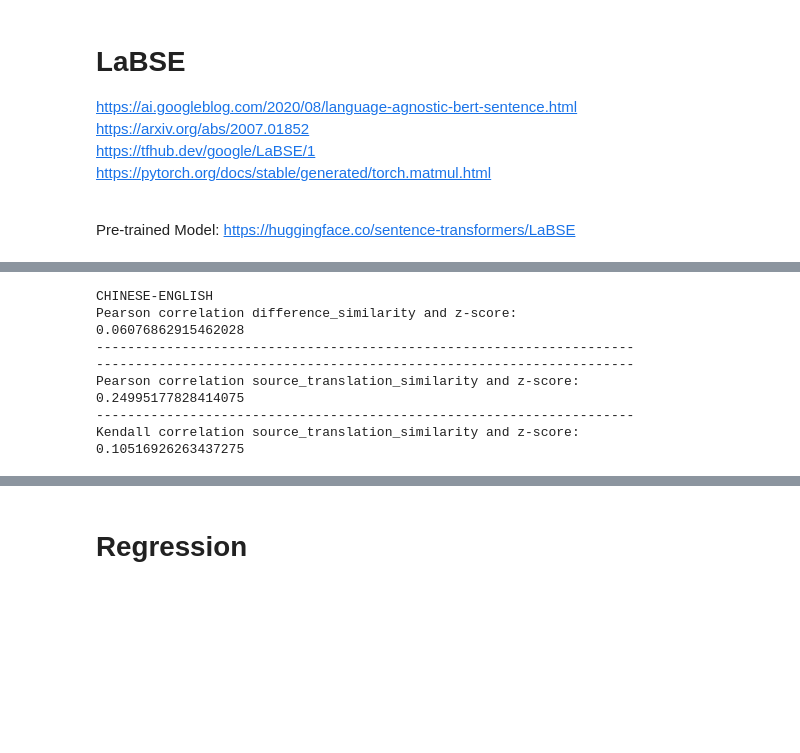
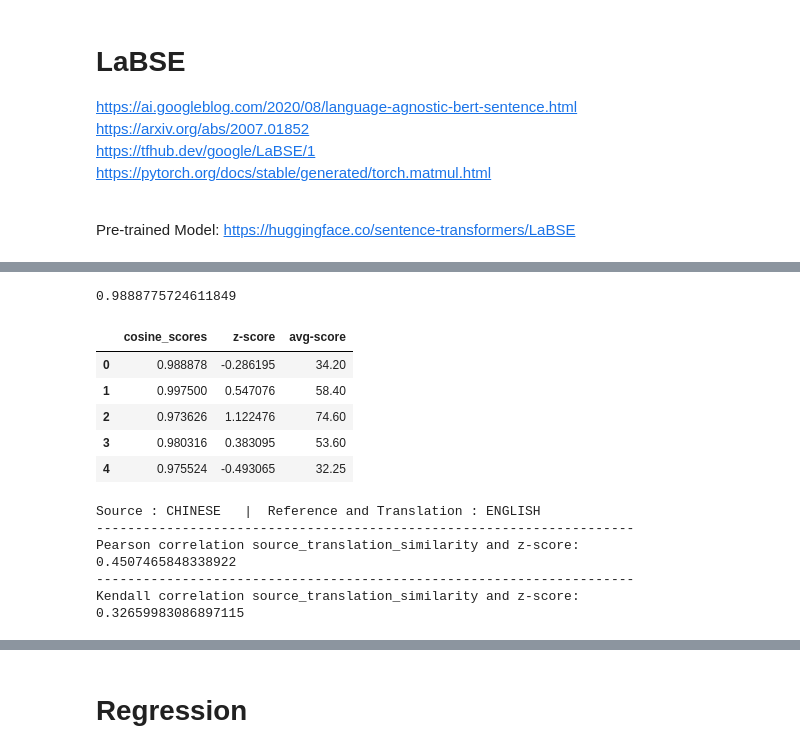
Before and after one commit to LorenzoPigozzi/TM_Project, a Jupyter notebook: LabSE.ipynb, the cells around one changed output, grey strips where cells are left out. Cells and saved outputs as stored; diff of their text form; code cells hidden in the pictures; blank space fills up the shorter version.

```diff
--- a/LabSE.ipynb
+++ b/LabSE.ipynb
@@ -211,28 +216,0 @@ source_translation.head()
-# %%
-source_reference['source'] = clean_ch(source_reference['source'],
-                                keep_numbers = False,
-                                remove_punctuation = False,
-                                remove_stop = True,
-                                stopwords_set = 'snd')
-
-source_reference['reference'] = clean(source_reference['reference'],
-                                      lower = True,
-                                      remove_char = True,
-                                      remove_stop = True,
-                                      lemmatize = True,
-                                      stemmer = False,
-                                      english = True)
-# %%
-source_translation['source'] = clean_ch(source_translation['source'],
-                                keep_numbers = False,
-                                remove_punctuation = False,
-                                remove_stop = True,
-                                stopwords_set = 'snd')
-
-source_translation['translation'] = clean(source_translation['translation'],
-                                          lower = True,
-                                           remove_char = True,
-                                           remove_stop = True,
-                                            lemmatize = True,
-                                            stemmer = False,
-                                            english = True)
@@ -311,8 +380,8 @@ source_embeddings = source_outputs.pooler_output
 reference_embeddings = reference_outputs.pooler_output
 translation_embeddings = translation_outputs.pooler_output
 # %%
-matrix_reference = similarity(source_embeddings, reference_embeddings)
+matrix_reference = similarity(reference_embeddings, source_embeddings)
 diagonal_reference = pd.Series(tf.linalg.tensor_diag_part(matrix_reference))
 
-matrix_translation = similarity(source_embeddings, translation_embeddings)
+matrix_translation = similarity(translation_embeddings, source_embeddings)
 diagonal_translation = pd.Series(tf.linalg.tensor_diag_part(matrix_translation))
@@ -368,22 +483,35 @@ Kendall correlation source_translation_similarity and z-score:
+# %%
+cosine_similarity([matrix_reference[0].tolist()], [matrix_translation[0].tolist()])[0][0]
+# %% [output]
+0.9888775724611849
+# %%
+cos = []
+for i in range(len(matrix_reference)):
+    cos.append(cosine_similarity([matrix_reference[i].tolist()], [matrix_translation[i].tolist()])[0][0])
+# %%
+result = pd.concat([pd.Series(cos), corpus['z-score'].head(500), corpus['avg-score'].head(500)], axis = 1)
+result.columns = ['cosine_scores', 'z-score', 'avg-score']
+result.head()
+# %% [output]
+|  | cosine_scores | z-score | avg-score |
+| 0 | 0.988878 | -0.286195 | 34.20 |
+| 1 | 0.997500 | 0.547076 | 58.40 |
+| 2 | 0.973626 | 1.122476 | 74.60 |
+| 3 | 0.980316 | 0.383095 | 53.60 |
+| 4 | 0.975524 | -0.493065 | 32.25 |
 # %%
 print('Source : CHINESE   |  Reference and Translation : ENGLISH')
-print('Pearson correlation difference_similarity and z-score: ')
-print(result[['z-score', 'difference_similarity']].corr(method='pearson').iloc[1:2,:1].values[0][0])
-print('---------------------------------------------------------------------')
 print('---------------------------------------------------------------------')
 print('Pearson correlation source_translation_similarity and z-score: ')
-print(result[['z-score', 'source_translation_similarity']].corr(method='pearson').iloc[1:2,:1].values[0][0])
+print(result[['z-score', 'cosine_scores']].corr(method='pearson').iloc[1:2,:1].values[0][0])
 print('---------------------------------------------------------------------')
 print('Kendall correlation source_translation_similarity and z-score: ')
-print(result[['z-score', 'source_translation_similarity']].corr(method='kendall').iloc[1:2,:1].values[0][0])
+print(result[['z-score', 'cosine_scores']].corr(method='kendall').iloc[1:2,:1].values[0][0])
 # %% [output]
-CHINESE-ENGLISH
-Pearson correlation difference_similarity and z-score:
-0.06076862915462028
----------------------------------------------------------------------
+Source : CHINESE   |  Reference and Translation : ENGLISH
 ---------------------------------------------------------------------
 Pearson correlation source_translation_similarity and z-score:
-0.24995177828414075
+0.4507465848338922
 ---------------------------------------------------------------------
 Kendall correlation source_translation_similarity and z-score:
-0.10516926263437275
+0.32659983086897115
```
Also changed, not shown: parts of 24 cells of this notebook, 14 other files.
